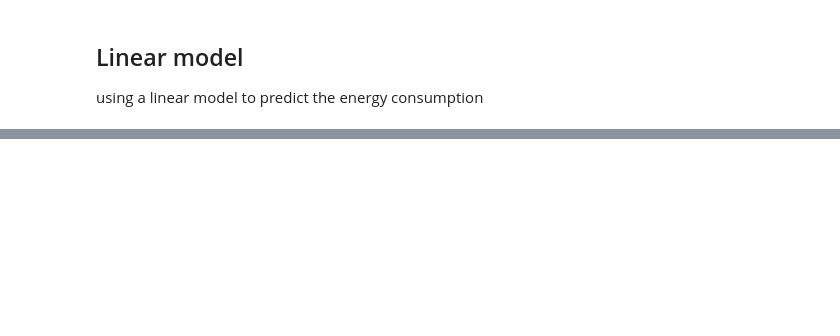
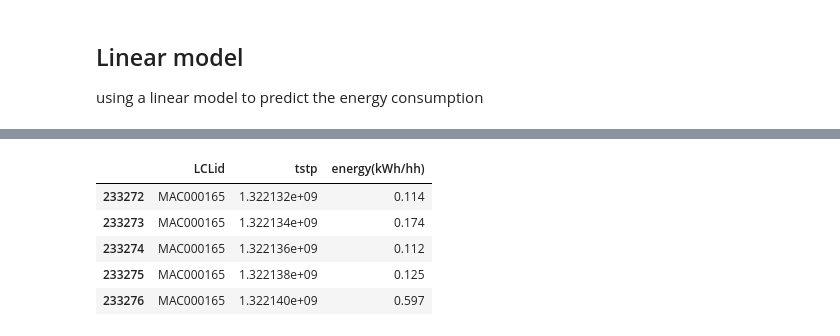
Before and after one commit to SindreMohr/Bachelor_thesis, a Jupyter notebook: test_model.ipynb, the cells around one changed output, grey strips where cells are left out. Saved outputs shown, nothing was run; the diff lists cells and outputs as text; code cells hidden in the pictures; blank space fills up the shorter version.

```diff
--- a/test_model.ipynb
+++ b/test_model.ipynb
@@ -22 +51,10 @@ from house_filtration import house_filtration_select
+# %%
+df.head()
+# %% [output]
+|  | LCLid | tstp | energy(kWh/hh) |
+| 233272 | MAC000165 | 1.322132e+09 | 0.114 |
+| 233273 | MAC000165 | 1.322134e+09 | 0.174 |
+| 233274 | MAC000165 | 1.322136e+09 | 0.112 |
+| 233275 | MAC000165 | 1.322138e+09 | 0.125 |
+| 233276 | MAC000165 | 1.322140e+09 | 0.597 |
 # %%
```
Also changed, not shown: parts of 14 cells of this notebook, 3 other files.
